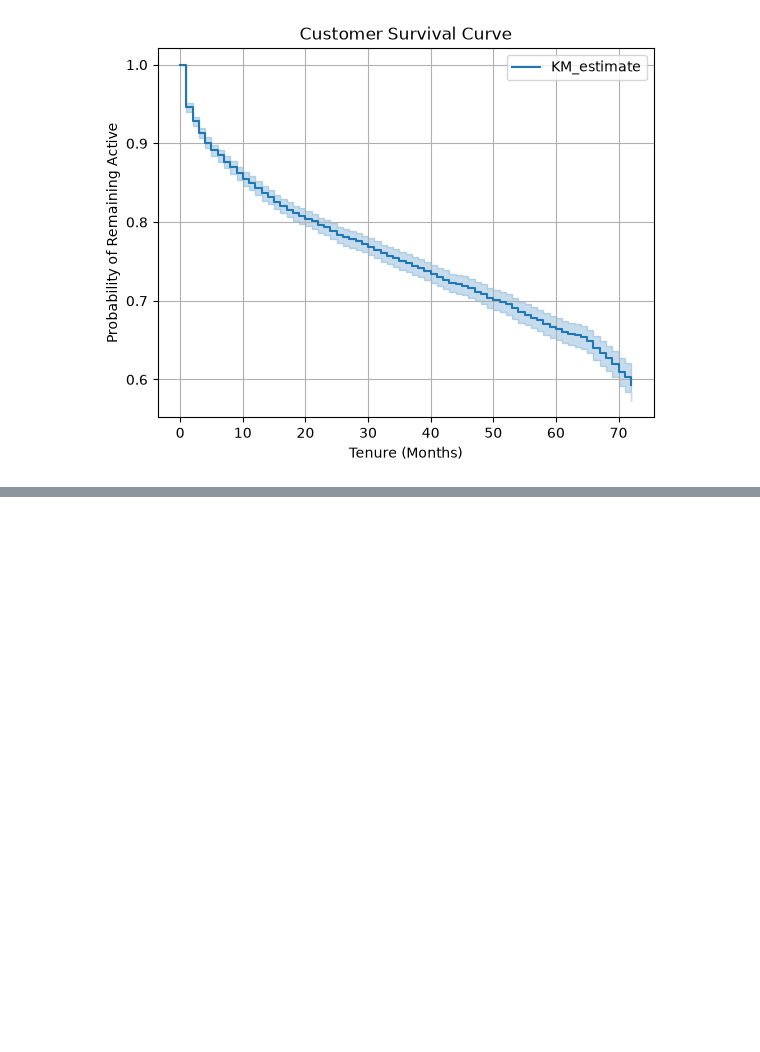
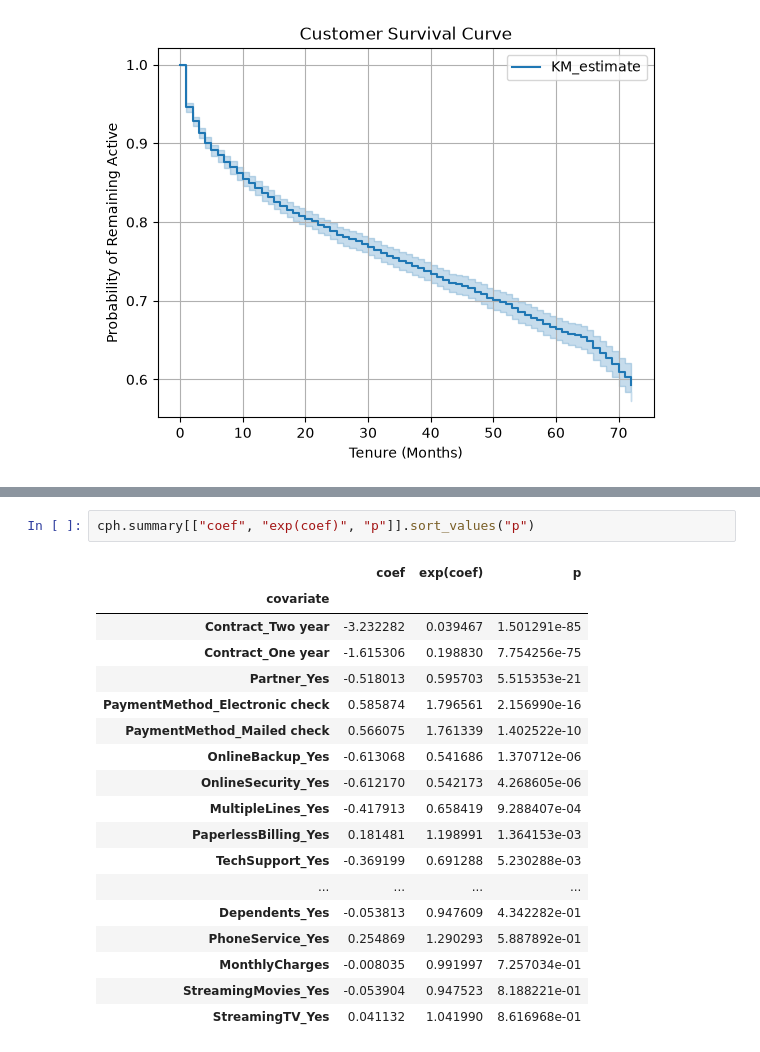
Before and after one commit to AbhijithAJ3/customer-churn-ltv, a Jupyter notebook: notebooks/04_ltv_modeling.ipynb, the cells around one changed output, grey strips where cells are left out. Saved outputs shown, nothing was run; the diff lists cells and outputs as text; blank space fills up the shorter version.

```diff
--- a/notebooks/04_ltv_modeling.ipynb
+++ b/notebooks/04_ltv_modeling.ipynb
@@ -177,0 +354,21 @@ Index(['Gender', 'SeniorCitizen', 'Partner', 'Dependents', 'PhoneService',
+# %%
+cph.summary[["coef", "exp(coef)", "p"]].sort_values("p")
+# %% [output]
+|  | coef | exp(coef) | p |
+| covariate |  |  |  |
+| Contract_Two year | -3.232282 | 0.039467 | 1.501291e-85 |
+| Contract_One year | -1.615306 | 0.198830 | 7.754256e-75 |
+| Partner_Yes | -0.518013 | 0.595703 | 5.515353e-21 |
+| PaymentMethod_Electronic check | 0.585874 | 1.796561 | 2.156990e-16 |
+| PaymentMethod_Mailed check | 0.566075 | 1.761339 | 1.402522e-10 |
+| OnlineBackup_Yes | -0.613068 | 0.541686 | 1.370712e-06 |
+| OnlineSecurity_Yes | -0.612170 | 0.542173 | 4.268605e-06 |
+| MultipleLines_Yes | -0.417913 | 0.658419 | 9.288407e-04 |
+| PaperlessBilling_Yes | 0.181481 | 1.198991 | 1.364153e-03 |
+| TechSupport_Yes | -0.369199 | 0.691288 | 5.230288e-03 |
+| ... | ... | ... | ... |
+| Dependents_Yes | -0.053813 | 0.947609 | 4.342282e-01 |
+| PhoneService_Yes | 0.254869 | 1.290293 | 5.887892e-01 |
+| MonthlyCharges | -0.008035 | 0.991997 | 7.257034e-01 |
+| StreamingMovies_Yes | -0.053904 | 0.947523 | 8.188221e-01 |
+| StreamingTV_Yes | 0.041132 | 1.041990 | 8.616968e-01 |
```
Also changed, not shown: parts of 23 cells of this notebook.
